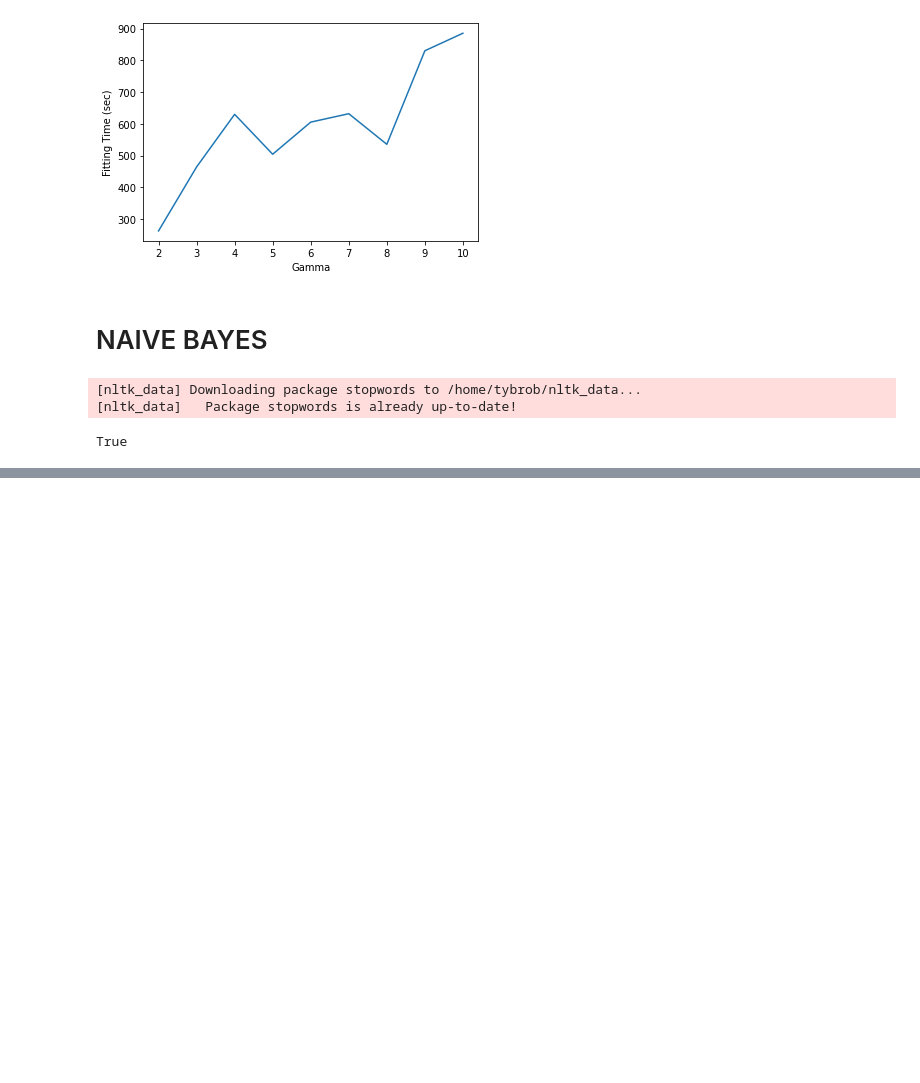
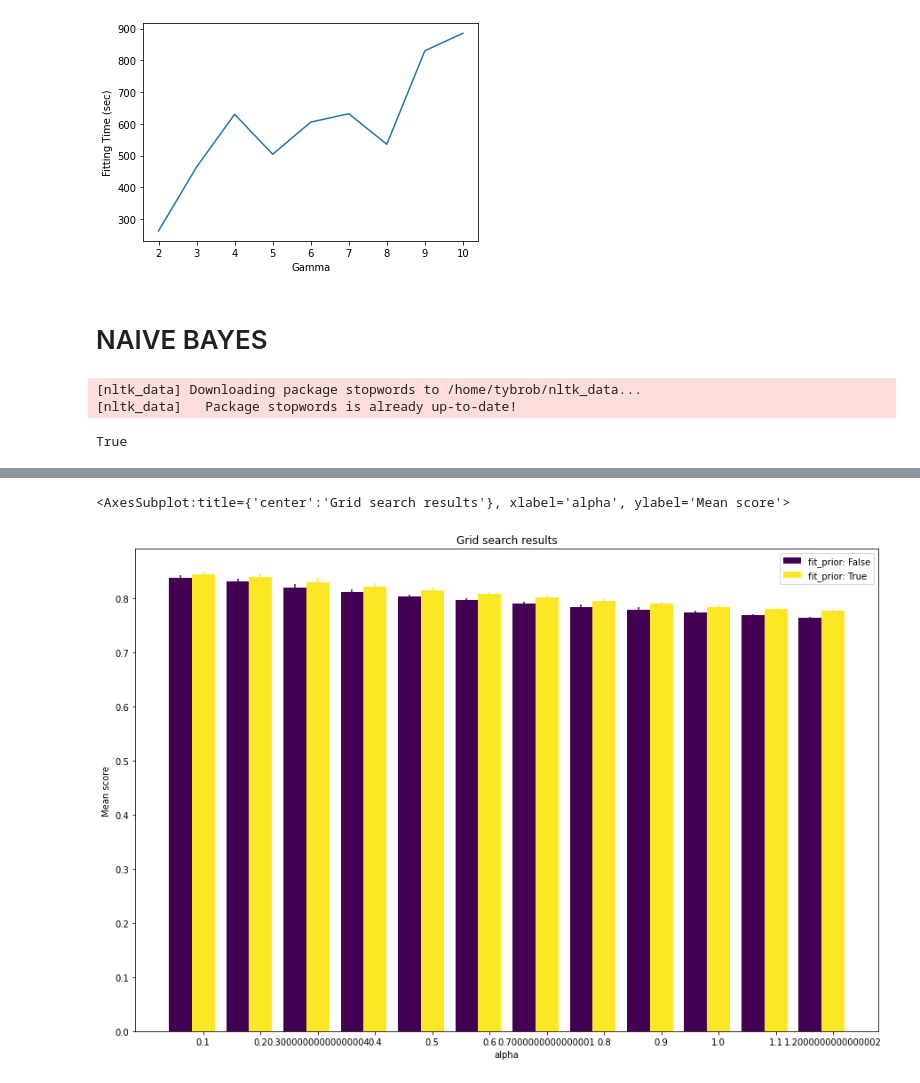
Before and after one commit to dipeg13/Bag-of-Words, a Jupyter notebook: Chal-Copy1.ipynb, the cells around one changed output, grey strips where cells are left out. Saved outputs shown, nothing was run; the diff lists cells and outputs as text; code cells hidden in the pictures; blank space fills up the shorter version.

Commit message:
add ploting for gridSearchCV

```diff
--- a/Chal-Copy1.ipynb
+++ b/Chal-Copy1.ipynb
@@ -521,7 +521,7 @@ from sklearn.naive_bayes import MultinomialNB
 from sklearn.model_selection import GridSearchCV
 
 param_grid = {
-  'alpha': np.linspace(0.1, 2, 20),
+  'alpha': np.arange(0.1, 1.3, 0.1),
   'fit_prior': [True, False],
 }
 
@@ -570,0 +571,9 @@ Wall time: 33.6 ms
+# %%
+from sklearn_evaluation import plot
+import matplotlib.pyplot as plt
+
+plt.figure(figsize = (15,10))
+plot.grid_search(model_nb.cv_results_, change='alpha', kind='bar',)
+# %% [output]
+<AxesSubplot:title={'center':'Grid search results'}, xlabel='alpha', ylabel='Mean score'>
+[figure, added]
```
Also changed, not shown: parts of 3 cells of this notebook.
